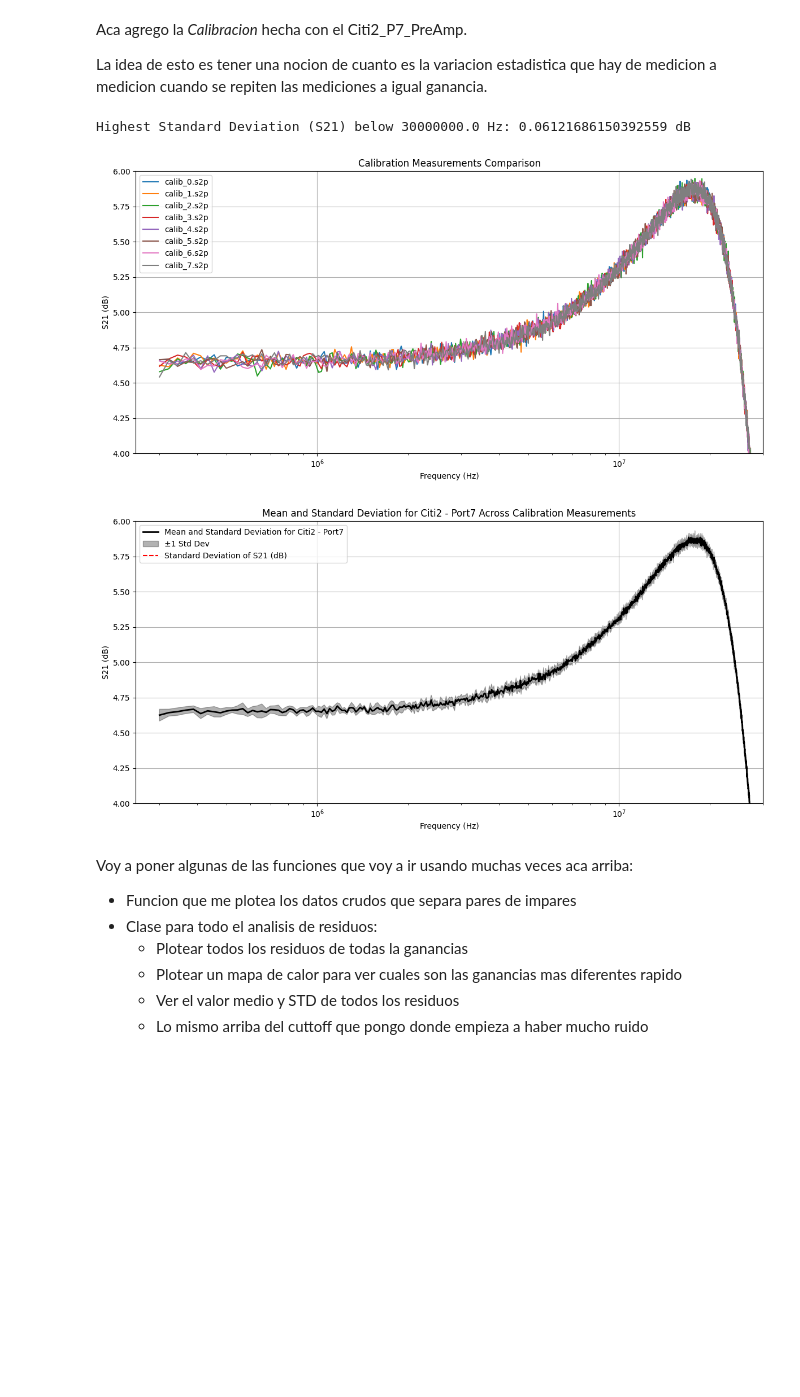
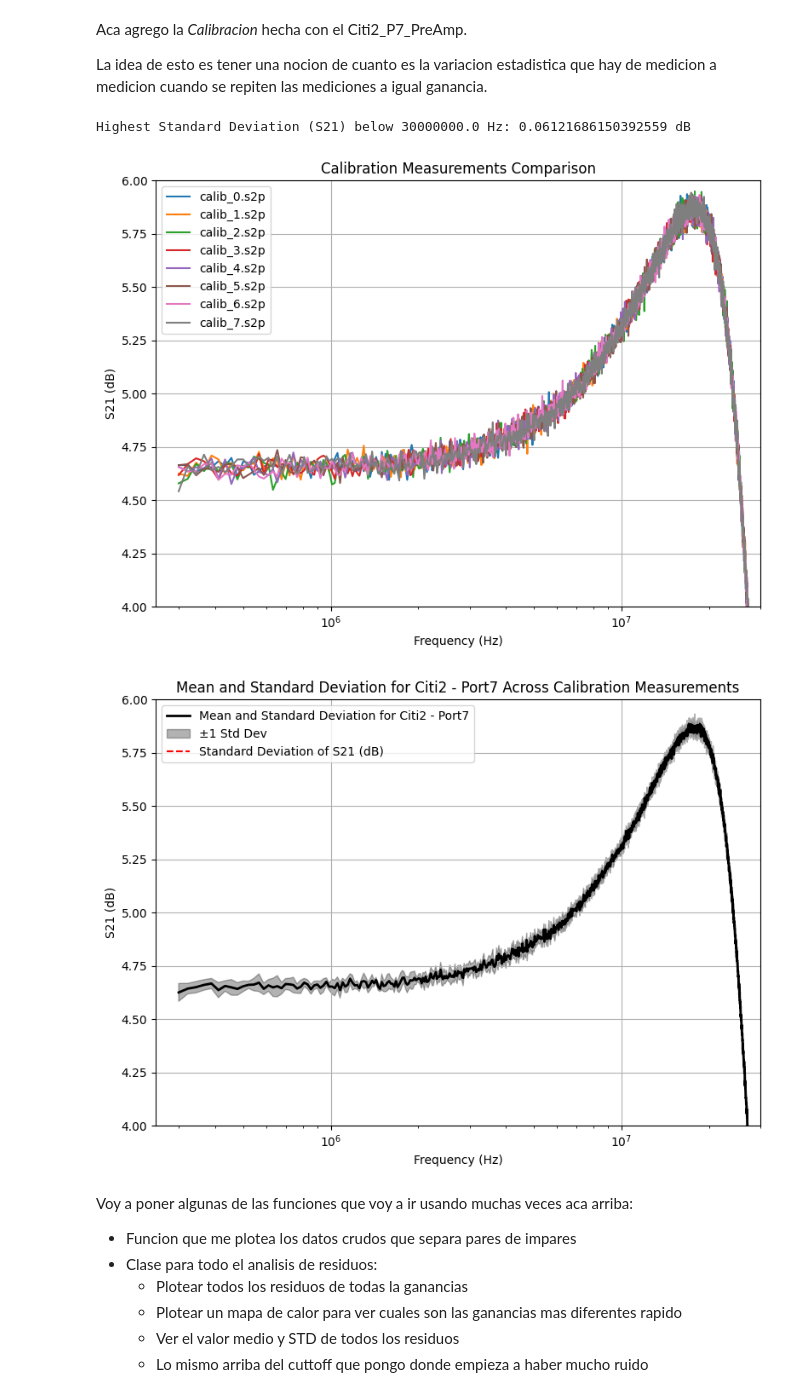
Before and after one commit to Lautaro-Silva/Laboratorio_6_7_ITeDA, a Jupyter notebook: Etapa Final de Proyecto/data_analysis_final_VNA+Pitaya.ipynb, the cells around one changed output. Drawn from its saved outputs; the diff is of its cells as text; code cells hidden in the pictures; blank space fills up the shorter version.

```diff
--- a/Etapa Final de Proyecto/data_analysis_final_VNA+Pitaya.ipynb
+++ b/Etapa Final de Proyecto/data_analysis_final_VNA+Pitaya.ipynb
@@ -112,39 +112,41 @@ print(f"Highest Standard Deviation (S21) below {frequency_cutoff} Hz: {max_std_b
 
 
 # Plot the calibration measurements and their mean (using the already loaded data)
-plt.figure(figsize=(12, 6))
+plt.figure(figsize=(8, 6))
 for calib_file in calib_files:  # Iterate over string keys directly
     plt.plot(calib_data[calib_file]['Frequency (Hz)'], calib_data[calib_file]['S21 (dB)'], label=f'{calib_file}')
 plt.xlabel('Frequency (Hz)')
 plt.ylabel('S21 (dB)')
 plt.ylim(4, 6)
 plt.xlim(2.5e5, 3e7)
 plt.xscale('log')
 plt.title('Calibration Measurements Comparison')
 plt.legend()
 plt.grid(True)
 plt.tight_layout()
+plt.savefig('datos_calibracion.pdf', dpi=1000)
 plt.show()
 
 # Plot the Mean and Standard Deviation S21 (dB) in a separate plot
-plt.figure(figsize=(12, 6))
+plt.figure(figsize=(8, 6))
 plt.plot(frequencies, mean_s21, label='Mean and Standard Deviation for Citi2 - Port7', color='black', linewidth=2)
 plt.fill_between(frequencies, mean_s21 - std_s21, mean_s21 + std_s21, alpha=0.3, color='black', label='±1 Std Dev')
 plt.plot(frequencies, std_s21, label='Standard Deviation of S21 (dB)', color='red', linestyle='--')
 plt.xlabel('Frequency (Hz)')
 plt.ylabel('S21 (dB)')
 plt.xscale('log')
 plt.ylim(4, 6)
 plt.xlim(2.5e5, 3e7)
 plt.title('Mean and Standard Deviation for Citi2 - Port7 Across Calibration Measurements')
 plt.legend()
 plt.grid(True)
 plt.tight_layout()
+plt.savefig('calibracion_analisis.pdf', dpi=1000)
 plt.show()
 # %% [output]
 Highest Standard Deviation (S21) below 30000000.0 Hz: 0.06121686150392559 dB
-[figure, old version]
+[figure, new version]
-[figure, old version]
+[figure, new version]
 # %% [markdown]
 Voy a poner algunas de las funciones que voy a ir usando muchas veces aca arriba:
 
```
Also changed, not shown: parts of 8 cells of this notebook, 28 other files.
